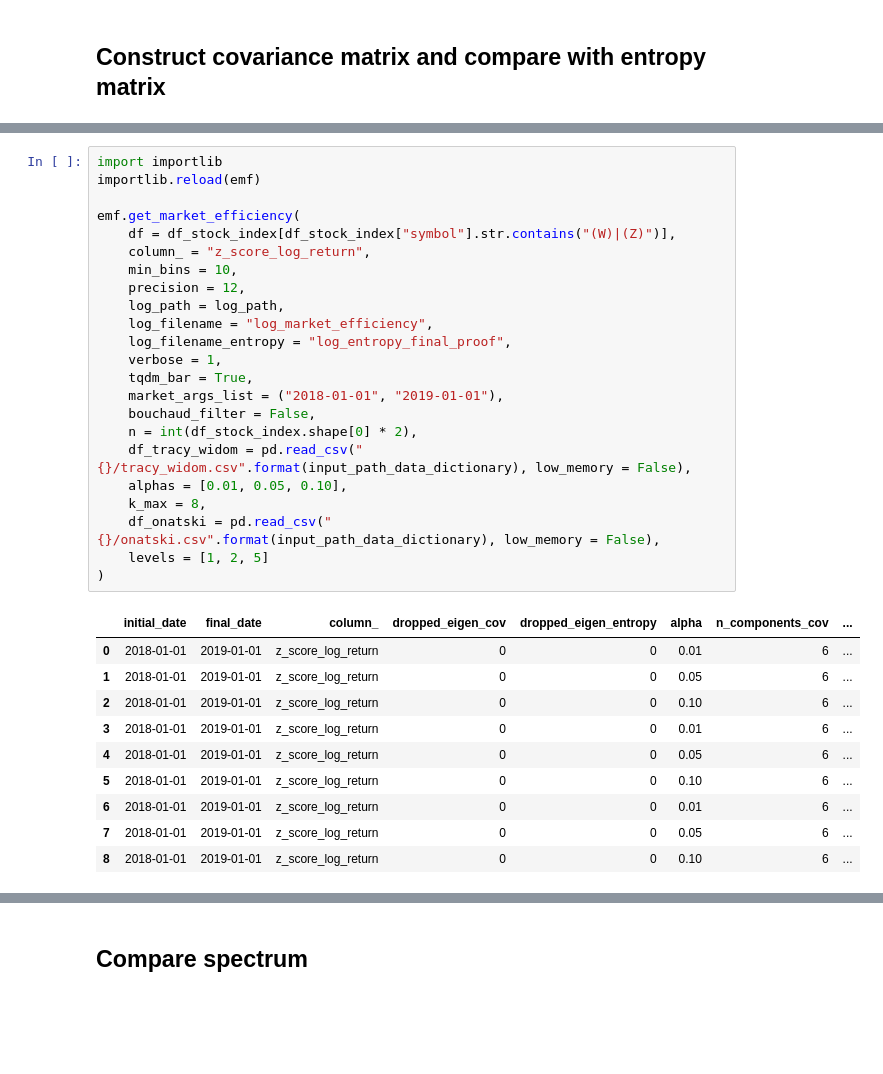
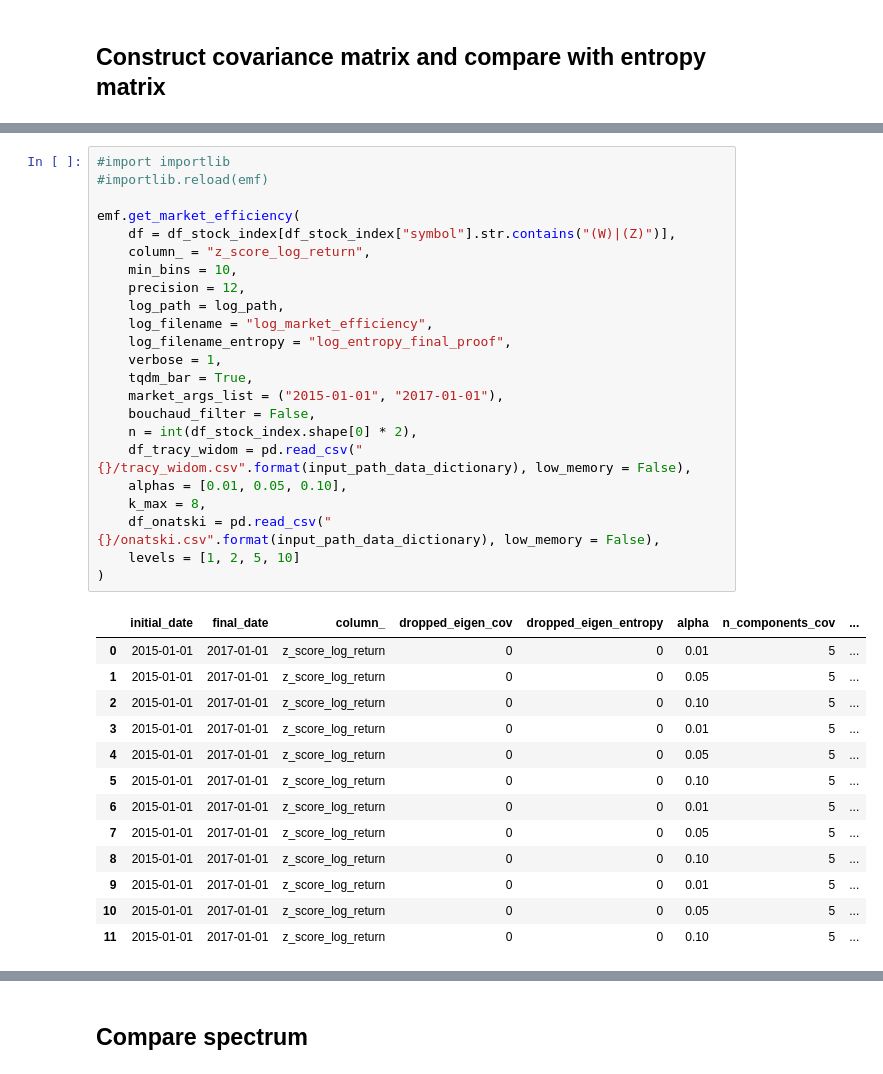
Before and after one commit to fsabrilb/Market_Efficiency, a Jupyter notebook: scripts/estimate_covariance_matrix_entropy.ipynb, the cells around one changed output, grey strips where cells are left out. Saved outputs shown, nothing was run; the diff lists cells and outputs as text; blank space fills up the shorter version.

```diff
--- a/scripts/estimate_covariance_matrix_entropy.ipynb
+++ b/scripts/estimate_covariance_matrix_entropy.ipynb
@@ -201,35 +139,38 @@ symbol       date  EW      SWKS  temp_1    temp_2  mask
 # %%
-import importlib
-importlib.reload(emf)
+#import importlib
+#importlib.reload(emf)
 
 emf.get_market_efficiency(
     df = df_stock_index[df_stock_index["symbol"].str.contains("(W)|(Z)")],
     column_ = "z_score_log_return",
     min_bins = 10,
     precision = 12,
     log_path = log_path,
     log_filename = "log_market_efficiency",
     log_filename_entropy = "log_entropy_final_proof",
     verbose = 1,
     tqdm_bar = True,
-    market_args_list = ("2018-01-01", "2019-01-01"),
+    market_args_list = ("2015-01-01", "2017-01-01"),
     bouchaud_filter = False,
     n = int(df_stock_index.shape[0] * 2),
     df_tracy_widom = pd.read_csv("{}/tracy_widom.csv".format(input_path_data_dictionary), low_memory = False),
     alphas = [0.01, 0.05, 0.10],
     k_max = 8,
     df_onatski = pd.read_csv("{}/onatski.csv".format(input_path_data_dictionary), low_memory = False),
-    levels = [1, 2, 5]
+    levels = [1, 2, 5, 10]
 )
 # %% [output]
 |  | initial_date | final_date | column_ | dropped_eigen_cov | dropped_eigen_entropy | alpha | n_components_cov | ... |
-| 0 | 2018-01-01 | 2019-01-01 | z_score_log_return | 0 | 0 | 0.01 | 6 | ... |
-| 1 | 2018-01-01 | 2019-01-01 | z_score_log_return | 0 | 0 | 0.05 | 6 | ... |
-| 2 | 2018-01-01 | 2019-01-01 | z_score_log_return | 0 | 0 | 0.10 | 6 | ... |
-| 3 | 2018-01-01 | 2019-01-01 | z_score_log_return | 0 | 0 | 0.01 | 6 | ... |
-| 4 | 2018-01-01 | 2019-01-01 | z_score_log_return | 0 | 0 | 0.05 | 6 | ... |
-| 5 | 2018-01-01 | 2019-01-01 | z_score_log_return | 0 | 0 | 0.10 | 6 | ... |
-| 6 | 2018-01-01 | 2019-01-01 | z_score_log_return | 0 | 0 | 0.01 | 6 | ... |
-| 7 | 2018-01-01 | 2019-01-01 | z_score_log_return | 0 | 0 | 0.05 | 6 | ... |
-| 8 | 2018-01-01 | 2019-01-01 | z_score_log_return | 0 | 0 | 0.10 | 6 | ... |
+| 0 | 2015-01-01 | 2017-01-01 | z_score_log_return | 0 | 0 | 0.01 | 5 | ... |
+| 1 | 2015-01-01 | 2017-01-01 | z_score_log_return | 0 | 0 | 0.05 | 5 | ... |
+| 2 | 2015-01-01 | 2017-01-01 | z_score_log_return | 0 | 0 | 0.10 | 5 | ... |
+| 3 | 2015-01-01 | 2017-01-01 | z_score_log_return | 0 | 0 | 0.01 | 5 | ... |
+| 4 | 2015-01-01 | 2017-01-01 | z_score_log_return | 0 | 0 | 0.05 | 5 | ... |
+| 5 | 2015-01-01 | 2017-01-01 | z_score_log_return | 0 | 0 | 0.10 | 5 | ... |
+| 6 | 2015-01-01 | 2017-01-01 | z_score_log_return | 0 | 0 | 0.01 | 5 | ... |
+| 7 | 2015-01-01 | 2017-01-01 | z_score_log_return | 0 | 0 | 0.05 | 5 | ... |
+| 8 | 2015-01-01 | 2017-01-01 | z_score_log_return | 0 | 0 | 0.10 | 5 | ... |
+| 9 | 2015-01-01 | 2017-01-01 | z_score_log_return | 0 | 0 | 0.01 | 5 | ... |
+| 10 | 2015-01-01 | 2017-01-01 | z_score_log_return | 0 | 0 | 0.05 | 5 | ... |
+| 11 | 2015-01-01 | 2017-01-01 | z_score_log_return | 0 | 0 | 0.10 | 5 | ... |
 # %%
```
Also changed, not shown: parts of 11 cells of this notebook, 1 other file.
